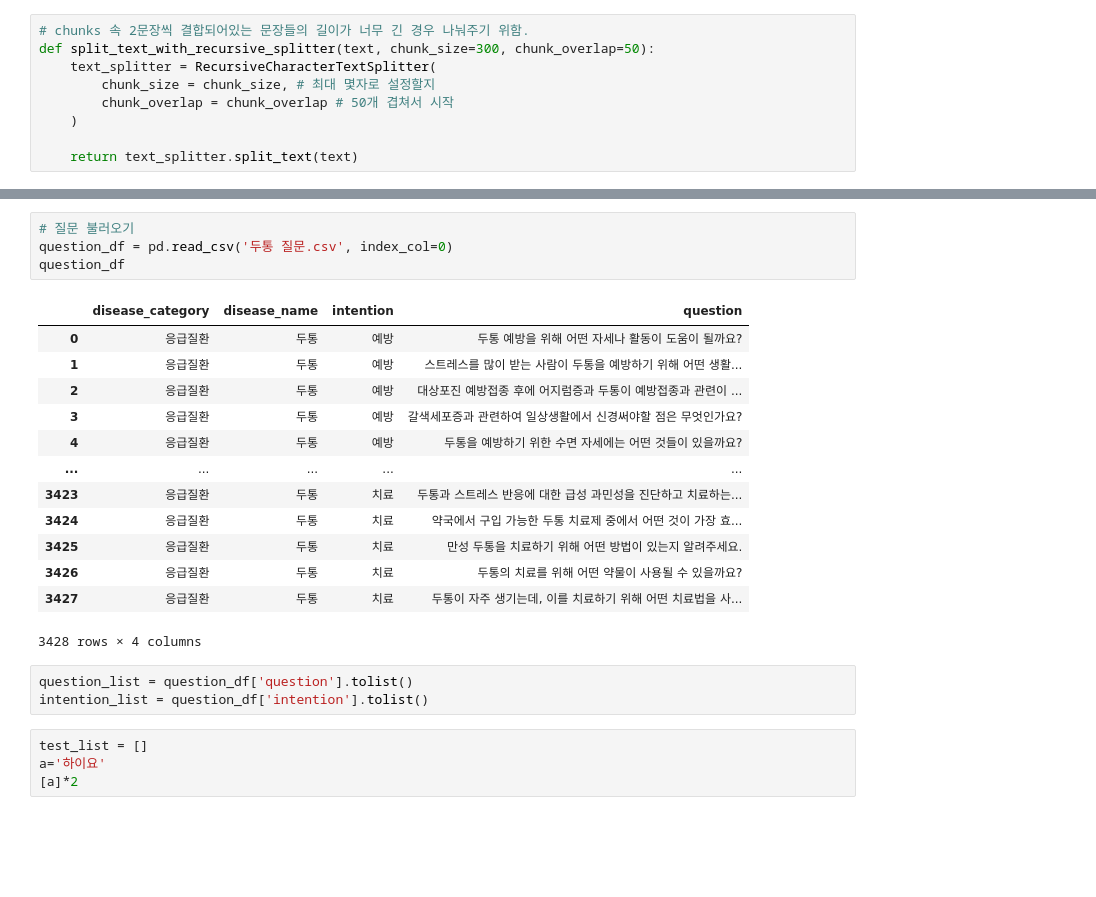
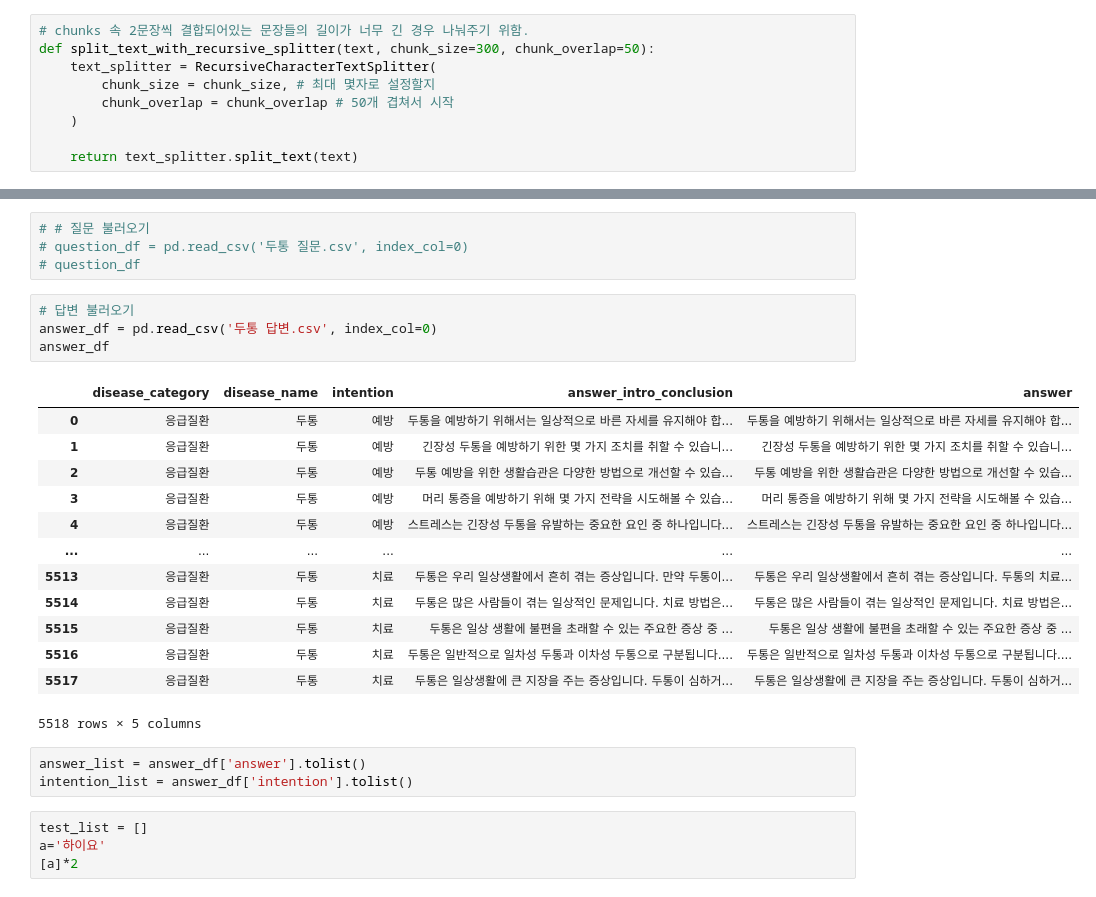
Before and after one commit to bymate/healthcare-ai-chatbot, a Jupyter notebook: 의도분류&RAG.ipynb, the cells around one changed output, grey strips where cells are left out. Drawn from its saved outputs; the diff is of its cells as text; blank space fills up the shorter version.

```diff
--- a/의도분류&RAG.ipynb
+++ b/의도분류&RAG.ipynb
@@ -110,24 +121,28 @@ split_text_with_recursive_splitter(test_sentence)
 # %%
-# 질문 불러오기
-question_df = pd.read_csv('두통 질문.csv', index_col=0)
-question_df
+# # 질문 불러오기
+# question_df = pd.read_csv('두통 질문.csv', index_col=0)
+# question_df
-# %% [output]
-|  | disease_category | disease_name | intention | question |
-| 0 | 응급질환 | 두통 | 예방 | 두통 예방을 위해 어떤 자세나 활동이 도움이 될까요? |
-| 1 | 응급질환 | 두통 | 예방 | 스트레스를 많이 받는 사람이 두통을 예방하기 위해 어떤 생활... |
-| 2 | 응급질환 | 두통 | 예방 | 대상포진 예방접종 후에 어지럼증과 두통이 예방접종과 관련이 ... |
-| 3 | 응급질환 | 두통 | 예방 | 갈색세포증과 관련하여 일상생활에서 신경써야할 점은 무엇인가요? |
-| 4 | 응급질환 | 두통 | 예방 | 두통을 예방하기 위한 수면 자세에는 어떤 것들이 있을까요? |
-| ... | ... | ... | ... | ... |
-| 3423 | 응급질환 | 두통 | 치료 | 두통과 스트레스 반응에 대한 급성 과민성을 진단하고 치료하는... |
-| 3424 | 응급질환 | 두통 | 치료 | 약국에서 구입 가능한 두통 치료제 중에서 어떤 것이 가장 효... |
-| 3425 | 응급질환 | 두통 | 치료 | 만성 두통을 치료하기 위해 어떤 방법이 있는지 알려주세요. |
-| 3426 | 응급질환 | 두통 | 치료 | 두통의 치료를 위해 어떤 약물이 사용될 수 있을까요? |
-| 3427 | 응급질환 | 두통 | 치료 | 두통이 자주 생기는데, 이를 치료하기 위해 어떤 치료법을 사... |
-3428 rows × 4 columns
+# %%
+# 답변 불러오기
+answer_df = pd.read_csv('두통 답변.csv', index_col=0)
+answer_df
+# %% [output]
+|  | disease_category | disease_name | intention | answer_intro_conclusion | answer |
+| 0 | 응급질환 | 두통 | 예방 | 두통을 예방하기 위해서는 일상적으로 바른 자세를 유지해야 합... | 두통을 예방하기 위해서는 일상적으로 바른 자세를 유지해야 합... |
+| 1 | 응급질환 | 두통 | 예방 | 긴장성 두통을 예방하기 위한 몇 가지 조치를 취할 수 있습니... | 긴장성 두통을 예방하기 위한 몇 가지 조치를 취할 수 있습니... |
+| 2 | 응급질환 | 두통 | 예방 | 두통 예방을 위한 생활습관은 다양한 방법으로 개선할 수 있습... | 두통 예방을 위한 생활습관은 다양한 방법으로 개선할 수 있습... |
+| 3 | 응급질환 | 두통 | 예방 | 머리 통증을 예방하기 위해 몇 가지 전략을 시도해볼 수 있습... | 머리 통증을 예방하기 위해 몇 가지 전략을 시도해볼 수 있습... |
+| 4 | 응급질환 | 두통 | 예방 | 스트레스는 긴장성 두통을 유발하는 중요한 요인 중 하나입니다... | 스트레스는 긴장성 두통을 유발하는 중요한 요인 중 하나입니다... |
+| ... | ... | ... | ... | ... | ... |
+| 5513 | 응급질환 | 두통 | 치료 | 두통은 우리 일상생활에서 흔히 겪는 증상입니다. 만약 두통이... | 두통은 우리 일상생활에서 흔히 겪는 증상입니다. 두통의 치료... |
+| 5514 | 응급질환 | 두통 | 치료 | 두통은 많은 사람들이 겪는 일상적인 문제입니다. 치료 방법은... | 두통은 많은 사람들이 겪는 일상적인 문제입니다. 치료 방법은... |
+| 5515 | 응급질환 | 두통 | 치료 | 두통은 일상 생활에 불편을 초래할 수 있는 주요한 증상 중 ... | 두통은 일상 생활에 불편을 초래할 수 있는 주요한 증상 중 ... |
+| 5516 | 응급질환 | 두통 | 치료 | 두통은 일반적으로 일차성 두통과 이차성 두통으로 구분됩니다.... | 두통은 일반적으로 일차성 두통과 이차성 두통으로 구분됩니다.... |
+| 5517 | 응급질환 | 두통 | 치료 | 두통은 일상생활에 큰 지장을 주는 증상입니다. 두통이 심하거... | 두통은 일상생활에 큰 지장을 주는 증상입니다. 두통이 심하거... |
+5518 rows × 5 columns
 # %%
-question_list = question_df['question'].tolist()
-intention_list = question_df['intention'].tolist()
+answer_list = answer_df['answer'].tolist()
+intention_list = answer_df['intention'].tolist()
 # %%
 test_list = []
 a='하이요'
```
Also changed, not shown: parts of 47 cells of this notebook.
